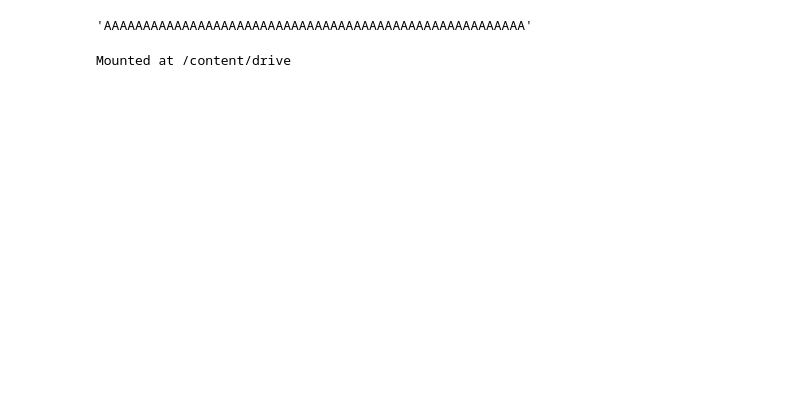
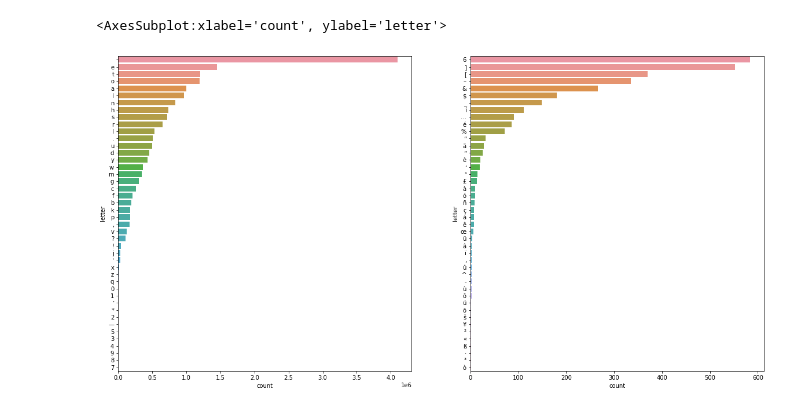
Before and after one commit to IvanLoko/chat-bot, a Jupyter notebook: chatbot.ipynb, the cells around one changed output. Saved outputs shown, nothing was run; the diff lists cells and outputs as text; code cells hidden in the pictures; blank space fills up the shorter version.

```diff
--- a/chatbot.ipynb
+++ b/chatbot.ipynb
@@ -20,12 +17,3 @@ from tensorflow.keras.callbacks import ModelCheckpoint
-# %%
-'AAAAAAAAAAAAAAAAAAAAAAAAAAAAAAAAAAAAAAAAAAAAAAAAAAAAAA'
-# %% [output]
-'AAAAAAAAAAAAAAAAAAAAAAAAAAAAAAAAAAAAAAAAAAAAAAAAAAAAAA'
-# %%
-from google.colab import drive
-drive.mount('/content/drive')
-# %% [output]
-Mounted at /content/drive
 # %%
 def clean_text(text):
     '''Clean text by removing unnecessary characters and altering the format of words.'''
@@ -70,4 +58,23 @@ with open('/content/movie_conversations.txt', 'r', encoding='cp1252') as movie_c
     lines = movie_conversation.read().split('\n')
 movie_conversation_list = [line.split(' +++$+++ ')[-1][1:-1].replace("'", '').split(', ') for line in lines]
 # %%
-words = list(itertools.chain(*list(movie_line_dict.values())))
+# words = list(' '.join(list(itertools.chain(*list(movie_line_dict.values())))))
+# values, count = np.unique(words, return_counts=True)
+
+# letters_df = pd.DataFrame({'letter': values, 'count': count})
+# letters_df.sort_values('count', ascending = False, inplace=True)
+fig, ax = plt.subplots(1, 2, figsize = (20,10))
+sns.barplot(data = letters_df.iloc[0:int(letters_df.shape[0]/2)],
+            y = 'letter',
+            x = 'count',
+            orient = 'h',
+            ax = ax[0])
+sns.barplot(data = letters_df.iloc[int(letters_df.shape[0]/2):],
+            y = 'letter',
+            x = 'count',
+            orient = 'h',
+            ax = ax[1])
+plt.show()
+# %% [output]
+<AxesSubplot:xlabel='count', ylabel='letter'>
+[figure, added]
```
Also changed, not shown: parts of 12 cells of this notebook.
